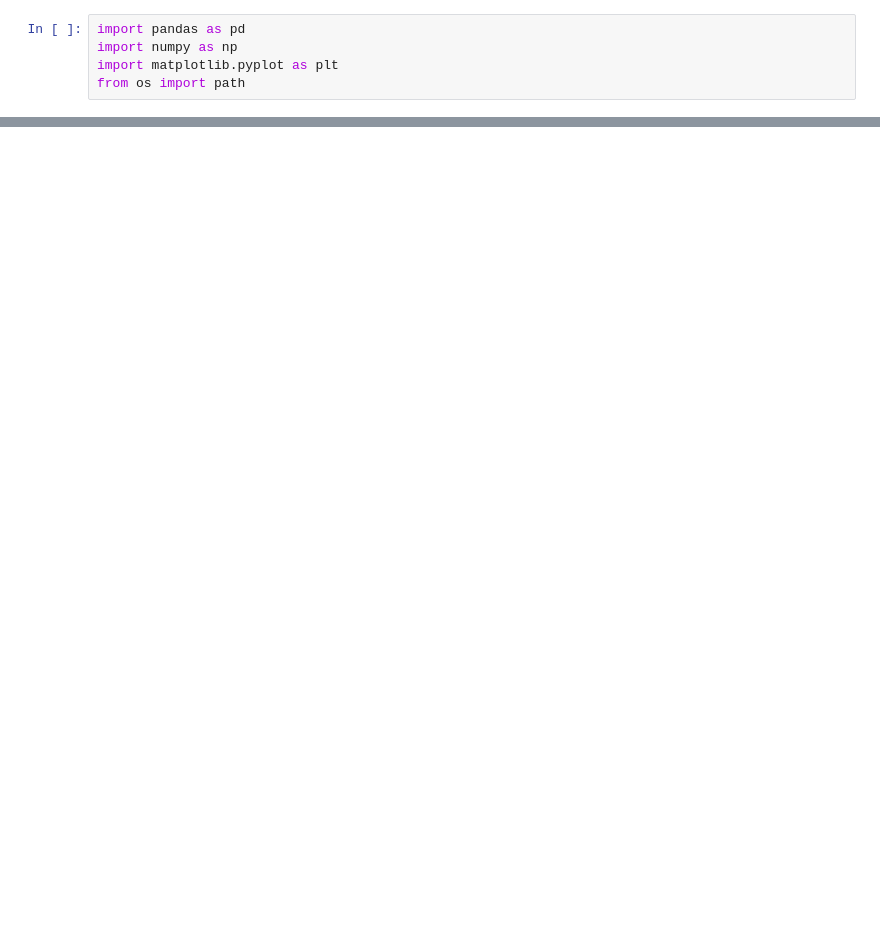
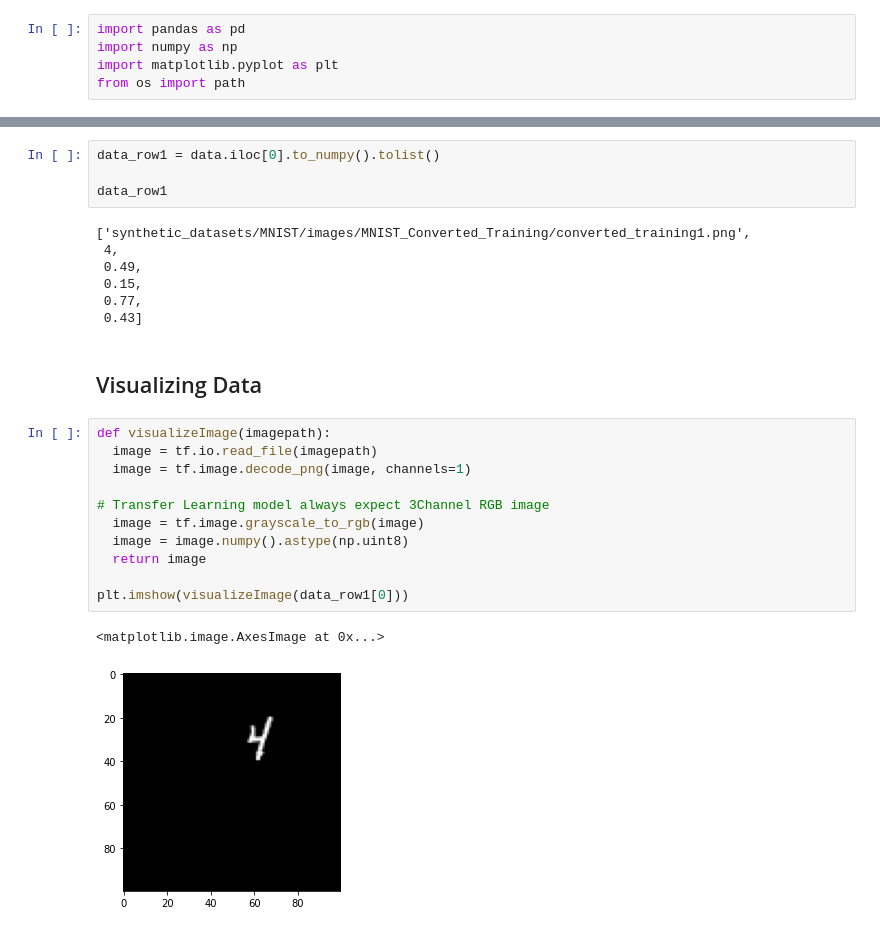
Before and after one commit to rohan-singh987/imageDetection-Loacalization, a Jupyter notebook: imageDetection_Localization.ipynb, the cells around one changed output, grey strips where cells are left out. Drawn from its saved outputs; the diff is of its cells as text; blank space fills up the shorter version.

```diff
--- a/imageDetection_Localization.ipynb
+++ b/imageDetection_Localization.ipynb
@@ -53,0 +86,27 @@ data
+# %%
+data_row1 = data.iloc[0].to_numpy().tolist()
+
+data_row1
+# %% [output]
+['synthetic_datasets/MNIST/images/MNIST_Converted_Training/converted_training1.png',
+ 4,
+ 0.49,
+ 0.15,
+ 0.77,
+ 0.43]
+# %% [markdown]
+## Visualizing Data
+# %%
+def visualizeImage(imagepath):
+  image = tf.io.read_file(imagepath)
+  image = tf.image.decode_png(image, channels=1)
+
+# Transfer Learning model always expect 3Channel RGB image
+  image = tf.image.grayscale_to_rgb(image)
+  image = image.numpy().astype(np.uint8)
+  return image
+
+plt.imshow(visualizeImage(data_row1[0]))
+# %% [output]
+<matplotlib.image.AxesImage at 0x...>
+[figure, added]
```
Also changed, not shown: parts of 17 cells of this notebook.
